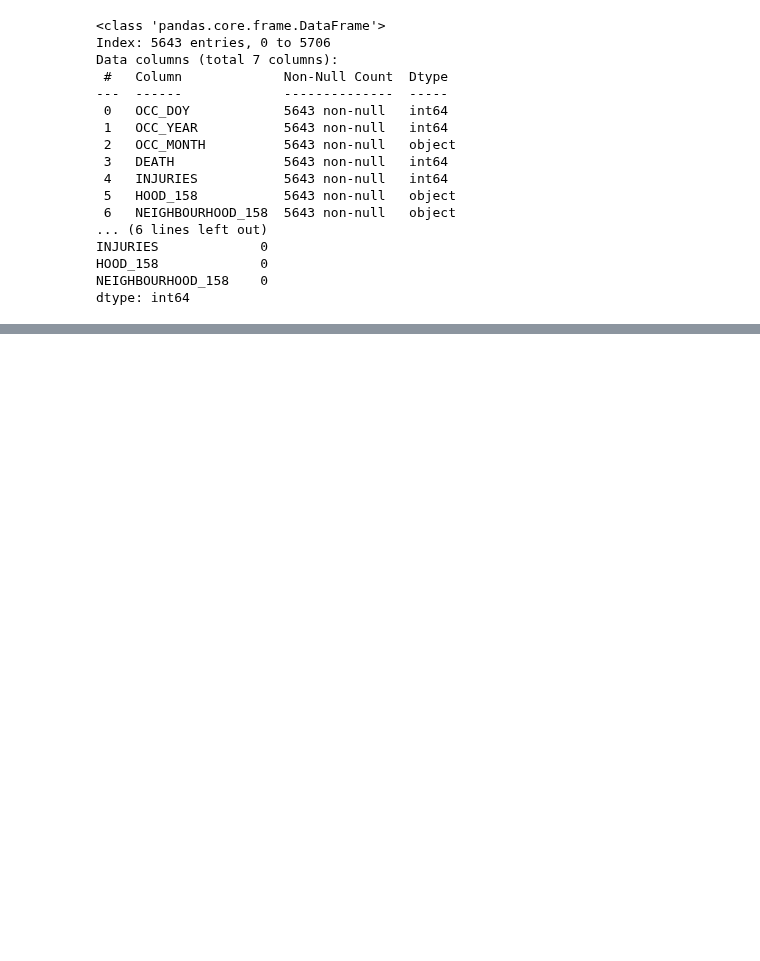
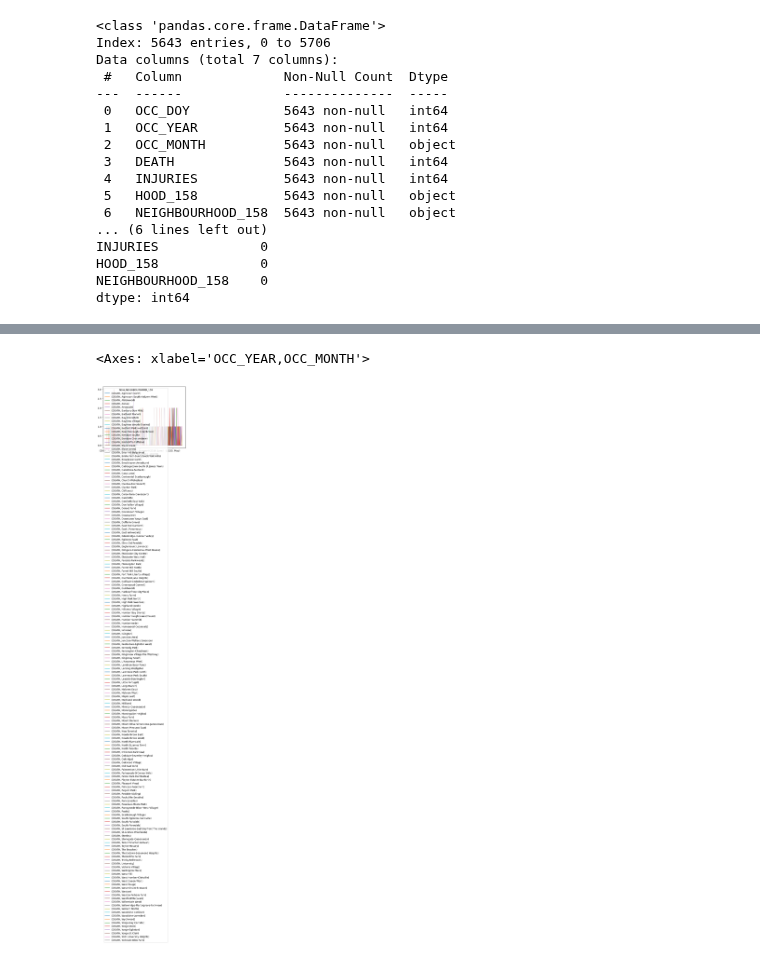
Before and after one commit to ChuHongHeMike/schulich_data_science_he55, a Jupyter notebook: AI/P1.ipynb, the cells around one changed output, grey strips where cells are left out. Drawn from its saved outputs; the diff is of its cells as text; code cells hidden in the pictures; blank space fills up the shorter version.

```diff
--- a/AI/P1.ipynb
+++ b/AI/P1.ipynb
@@ -70,0 +71,7 @@ plt.show()
+# %%
+
+table1 = df2.pivot_table(index=['OCC_YEAR','OCC_MONTH'],values=['DEATH'], columns='NEIGHBOURHOOD_158',aggfunc='sum')
+table1.plot()
+# %% [output]
+<Axes: xlabel='OCC_YEAR,OCC_MONTH'>
+[figure, added]
```
Also changed, not shown: parts of 3 cells of this notebook.
